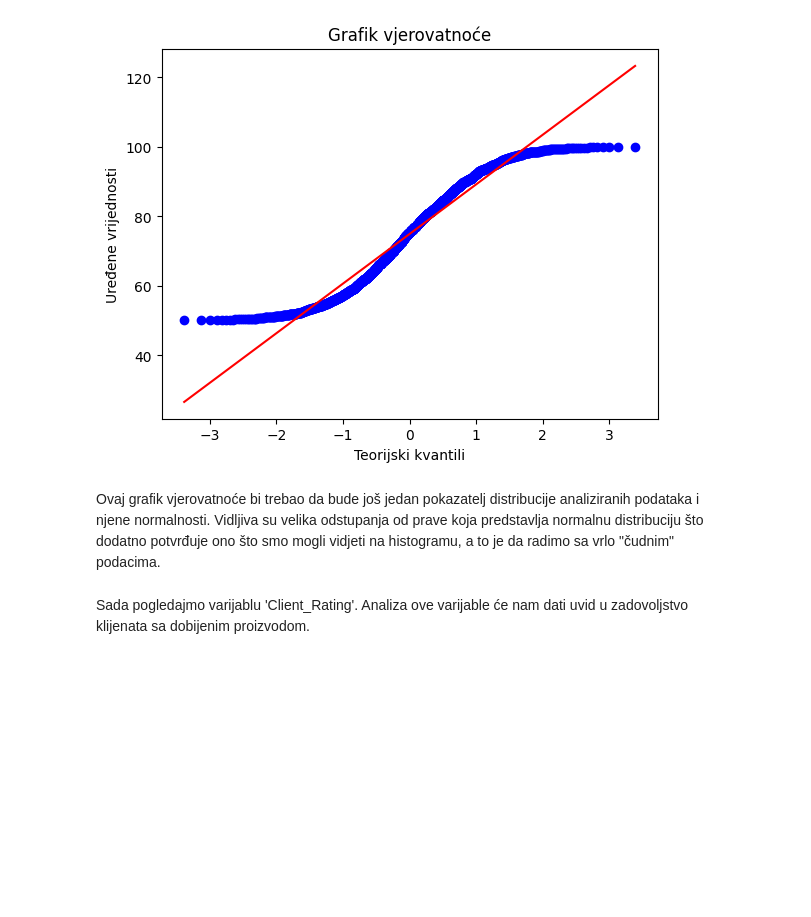
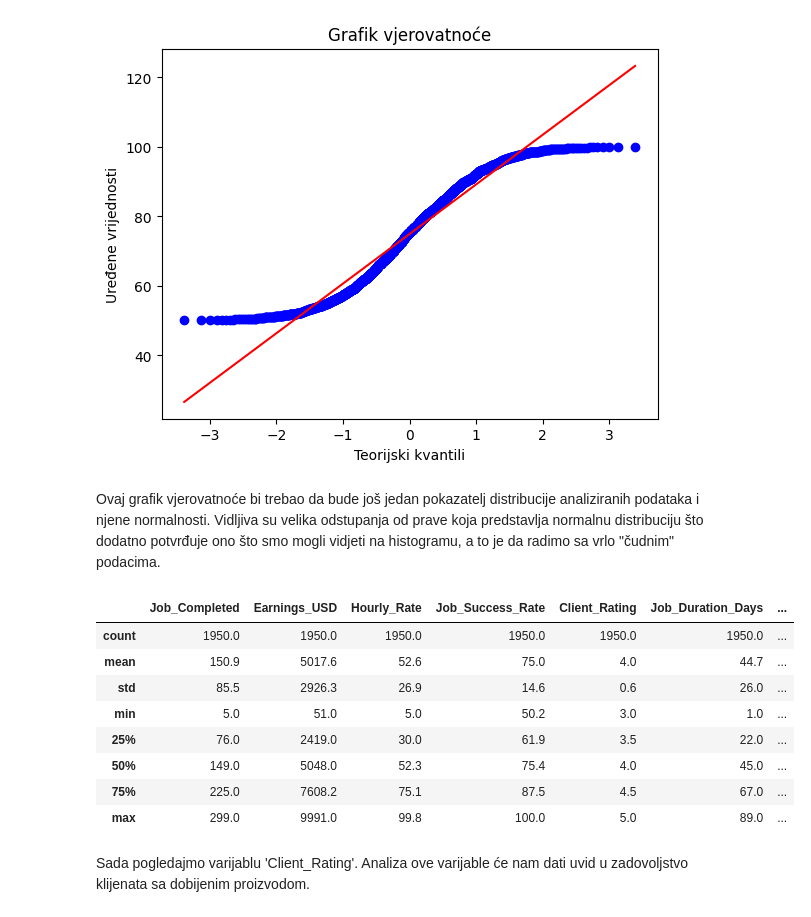
Before and after one commit to Ljut/PSAI-DSAI-datasets, a Jupyter notebook: VIS25_TIM1.ipynb, the cells around one changed output. Cells and saved outputs as stored; diff of their text form; code cells hidden in the pictures; blank space fills up the shorter version.

```diff
--- a/VIS25_TIM1.ipynb
+++ b/VIS25_TIM1.ipynb
@@ -1196,9 +1197,20 @@ Ovaj grafik vjerovatnoće bi trebao da bude još jedan pokazatelj distribucije a
 # %%
 uspjesni = df[df['Job_Success_Rate'] >= 95]
 count = len(uspjesni)
 #i = count/1950 * 100
 #print(i)
-#round(df.describe(), 1)
+df_val = df.drop(columns=['Freelancer_ID'],inplace=False)
+round(df_val.describe(), 1)
+# %% [output]
+|  | Job_Completed | Earnings_USD | Hourly_Rate | Job_Success_Rate | Client_Rating | Job_Duration_Days | ... |
+| count | 1950.0 | 1950.0 | 1950.0 | 1950.0 | 1950.0 | 1950.0 | ... |
+| mean | 150.9 | 5017.6 | 52.6 | 75.0 | 4.0 | 44.7 | ... |
+| std | 85.5 | 2926.3 | 26.9 | 14.6 | 0.6 | 26.0 | ... |
+| min | 5.0 | 51.0 | 5.0 | 50.2 | 3.0 | 1.0 | ... |
+| 25% | 76.0 | 2419.0 | 30.0 | 61.9 | 3.5 | 22.0 | ... |
+| 50% | 149.0 | 5048.0 | 52.3 | 75.4 | 4.0 | 45.0 | ... |
+| 75% | 225.0 | 7608.2 | 75.1 | 87.5 | 4.5 | 67.0 | ... |
+| max | 299.0 | 9991.0 | 99.8 | 100.0 | 5.0 | 89.0 | ... |
 # %% [markdown]
 Sada pogledajmo varijablu 'Client_Rating'. Analiza ove varijable će nam dati uvid u zadovoljstvo klijenata sa dobijenim proizvodom.
 # %%
```
Also changed, not shown: parts of 20 cells of this notebook.
